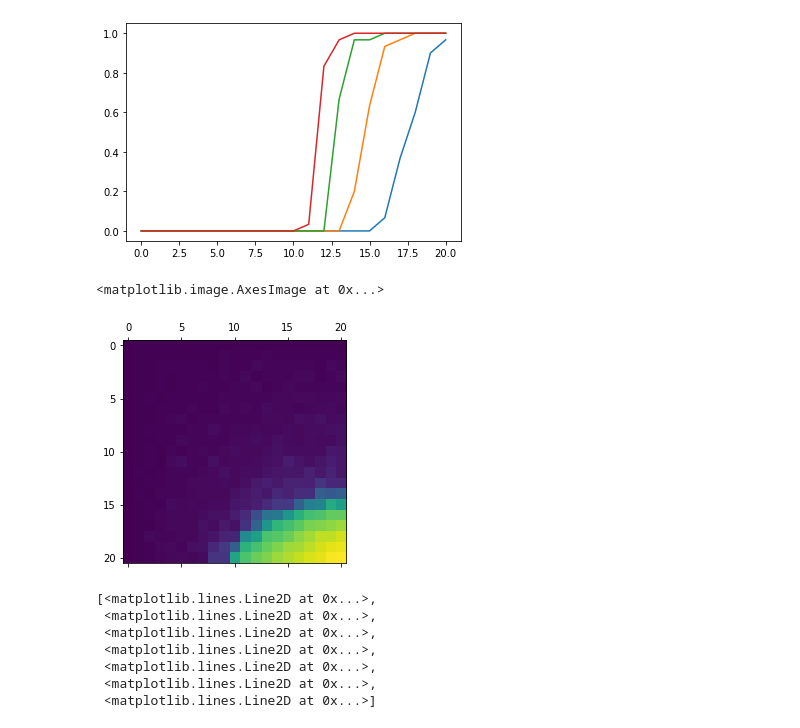
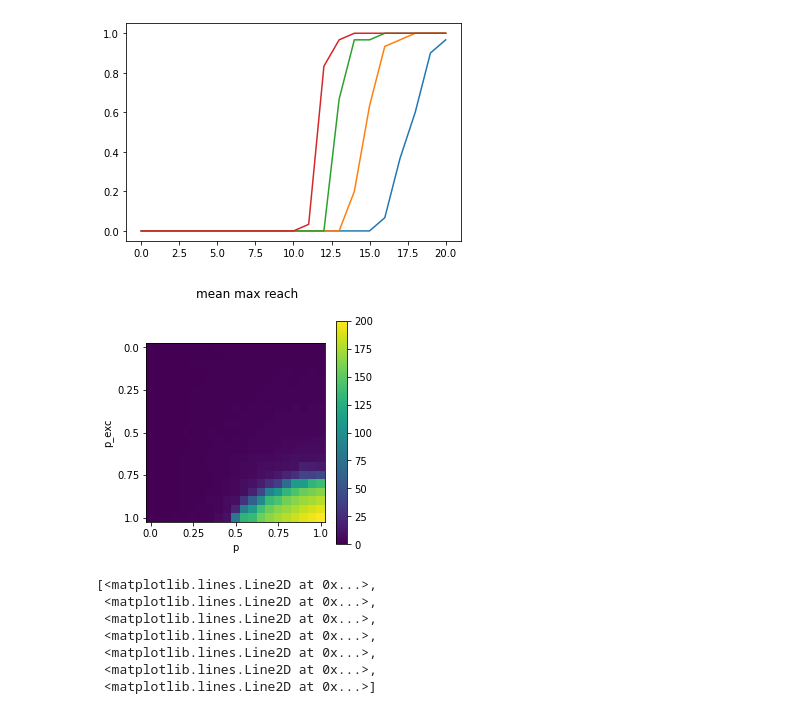
Before and after one commit to aloejhb/pyava, a Jupyter notebook: notebooks/parameter_scan_ei_perc_2d.ipynb, the cells around one changed output. Saved outputs shown, nothing was run; the diff lists cells and outputs as text; code cells hidden in the pictures.

```diff
--- a/notebooks/parameter_scan_ei_perc_2d.ipynb
+++ b/notebooks/parameter_scan_ei_perc_2d.ipynb
@@ -70,12 +84,11 @@ plt.plot(reach_prob_mat[16:20,:].transpose())
  <matplotlib.lines.Line2D at 0x...>,
  <matplotlib.lines.Line2D at 0x...>]
 [figure]
-# %%
-max_reach = np.max(reach_mat, axis=2)
-plt.matshow(max_reach)
-# %% [output]
-<matplotlib.image.AxesImage at 0x...>
-[figure, removed]
+# %%
+mean_max_reach = np.mean(reach_mat, axis=2)
+plot_scan_mat(mean_max_reach, scan_par, 'mean max reach')
+# %% [output]
+[figure, added]
 # %%
 plt.plot(max_reach[:,3:10])
 # %% [output]
```
Also changed, not shown: parts of 13 cells of this notebook, 2 other files.
